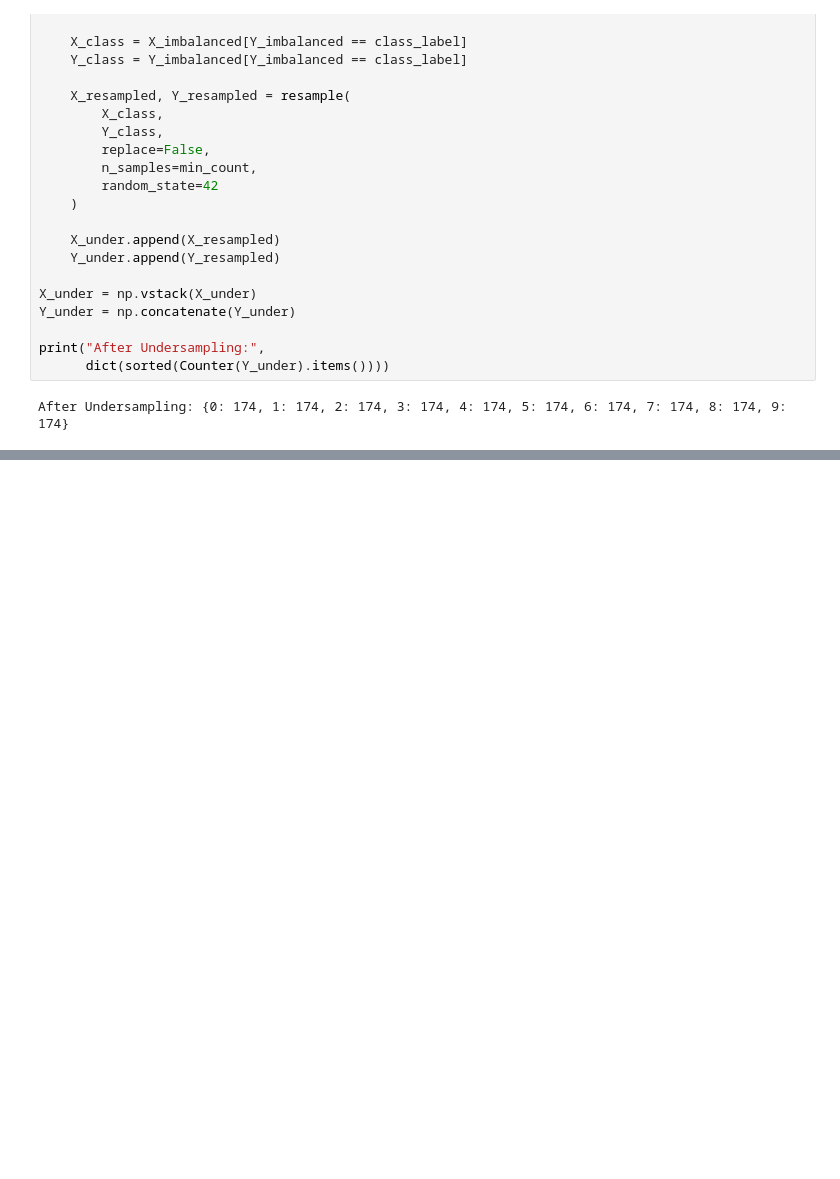
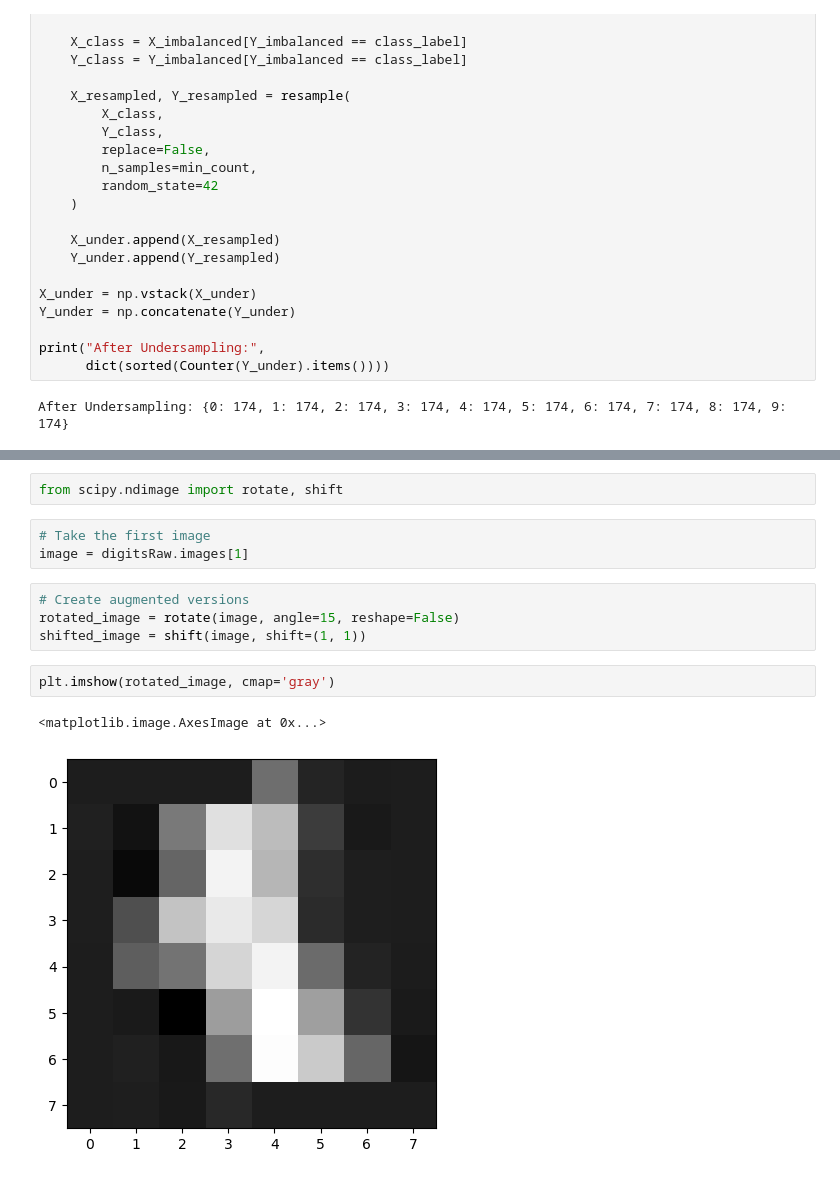
Before and after one commit to JesanOvi/Data-Science, a Jupyter notebook: transformation.ipynb, the cells around one changed output, grey strips where cells are left out. Saved outputs shown, nothing was run; the diff lists cells and outputs as text; blank space fills up the shorter version.

```diff
--- a/transformation.ipynb
+++ b/transformation.ipynb
@@ -352,0 +477,14 @@ After Undersampling: {0: 174, 1: 174, 2: 174, 3: 174, 4: 174, 5: 174, 6: 174, 7:
+# %%
+from scipy.ndimage import rotate, shift
+# %%
+# Take the first image
+image = digitsRaw.images[1]
+# %%
+# Create augmented versions
+rotated_image = rotate(image, angle=15, reshape=False)
+shifted_image = shift(image, shift=(1, 1))
+# %%
+plt.imshow(rotated_image, cmap='gray')
+# %% [output]
+<matplotlib.image.AxesImage at 0x...>
+[figure, added]
```
Also changed, not shown: parts of 21 cells of this notebook.
